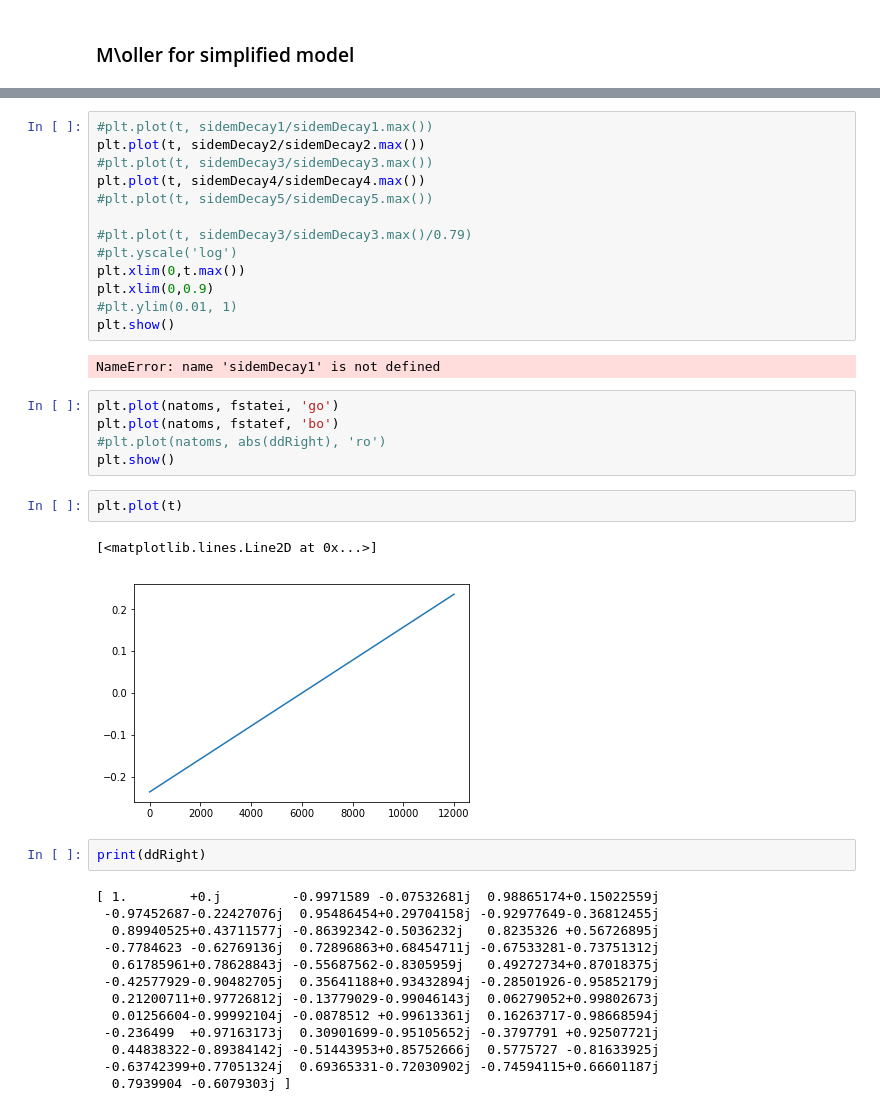
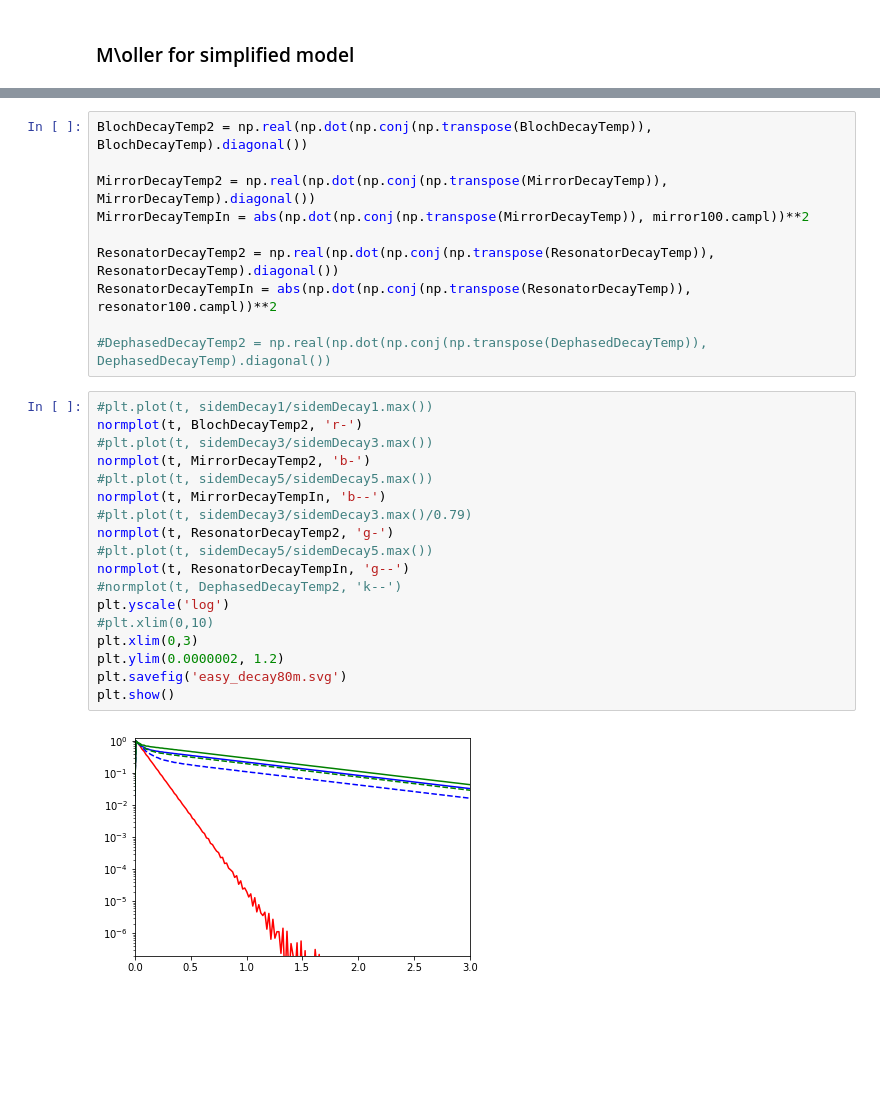
Before and after one commit to ViacheslavP/calculations, a Jupyter notebook: moller_easy.ipynb, the cells around one changed output, grey strips where cells are left out. Cells and saved outputs as stored; diff of their text form; blank space fills up the shorter version.

```diff
--- a/moller_easy.ipynb
+++ b/moller_easy.ipynb
@@ -86,40 +179,30 @@ sidemDecay2 = np.real(np.dot(np.conj(np.transpose(smD)), smD).diagonal())
+# %%
+BlochDecayTemp2 = np.real(np.dot(np.conj(np.transpose(BlochDecayTemp)), BlochDecayTemp).diagonal())
+
+MirrorDecayTemp2 = np.real(np.dot(np.conj(np.transpose(MirrorDecayTemp)), MirrorDecayTemp).diagonal())
+MirrorDecayTempIn = abs(np.dot(np.conj(np.transpose(MirrorDecayTemp)), mirror100.campl))**2
+
+ResonatorDecayTemp2 = np.real(np.dot(np.conj(np.transpose(ResonatorDecayTemp)), ResonatorDecayTemp).diagonal())
+ResonatorDecayTempIn = abs(np.dot(np.conj(np.transpose(ResonatorDecayTemp)), resonator100.campl))**2
+
+#DephasedDecayTemp2 = np.real(np.dot(np.conj(np.transpose(DephasedDecayTemp)), DephasedDecayTemp).diagonal())
 # %%
 #plt.plot(t, sidemDecay1/sidemDecay1.max())
-plt.plot(t, sidemDecay2/sidemDecay2.max())
+normplot(t, BlochDecayTemp2, 'r-')
 #plt.plot(t, sidemDecay3/sidemDecay3.max())
-plt.plot(t, sidemDecay4/sidemDecay4.max())
+normplot(t, MirrorDecayTemp2, 'b-')
 #plt.plot(t, sidemDecay5/sidemDecay5.max())
-
+normplot(t, MirrorDecayTempIn, 'b--')
 #plt.plot(t, sidemDecay3/sidemDecay3.max()/0.79)
-#plt.yscale('log')
-plt.xlim(0,t.max())
-plt.xlim(0,0.9)
-#plt.ylim(0.01, 1)
+normplot(t, ResonatorDecayTemp2, 'g-')
+#plt.plot(t, sidemDecay5/sidemDecay5.max())
+normplot(t, ResonatorDecayTempIn, 'g--')
+#normplot(t, DephasedDecayTemp2, 'k--')
+plt.yscale('log')
+#plt.xlim(0,10)
+plt.xlim(0,3)
+plt.ylim(0.0000002, 1.2)
+plt.savefig('easy_decay80m.svg')
 plt.show()
 # %% [output]
-NameError: name 'sidemDecay1' is not defined
+[figure, added]
-# %%
-plt.plot(natoms, fstatei, 'go')
-plt.plot(natoms, fstatef, 'bo')
-#plt.plot(natoms, abs(ddRight), 'ro')
-plt.show()
-# %%
-plt.plot(t)
-# %% [output]
-[<matplotlib.lines.Line2D at 0x...>]
-[figure, removed]
-# %%
-print(ddRight)
-# %% [output]
-[ 1.        +0.j         -0.9971589 -0.07532681j  0.98865174+0.15022559j
- -0.97452687-0.22427076j  0.95486454+0.29704158j -0.92977649-0.36812455j
-  0.89940525+0.43711577j -0.86392342-0.5036232j   0.8235326 +0.56726895j
- -0.7784623 -0.62769136j  0.72896863+0.68454711j -0.67533281-0.73751312j
-  0.61785961+0.78628843j -0.55687562-0.8305959j   0.49272734+0.87018375j
- -0.42577929-0.90482705j  0.35641188+0.93432894j -0.28501926-0.95852179j
-  0.21200711+0.97726812j -0.13779029-0.99046143j  0.06279052+0.99802673j
-  0.01256604-0.99992104j -0.0878512 +0.99613361j  0.16263717-0.98668594j
- -0.236499  +0.97163173j  0.30901699-0.95105652j -0.3797791 +0.92507721j
-  0.44838322-0.89384142j -0.51443953+0.85752666j  0.5775727 -0.81633925j
- -0.63742399+0.77051324j  0.69365331-0.72030902j -0.74594115+0.66601187j
-  0.7939904 -0.6079303j ]
```
Also changed, not shown: parts of 20 cells of this notebook, 9 other files.
